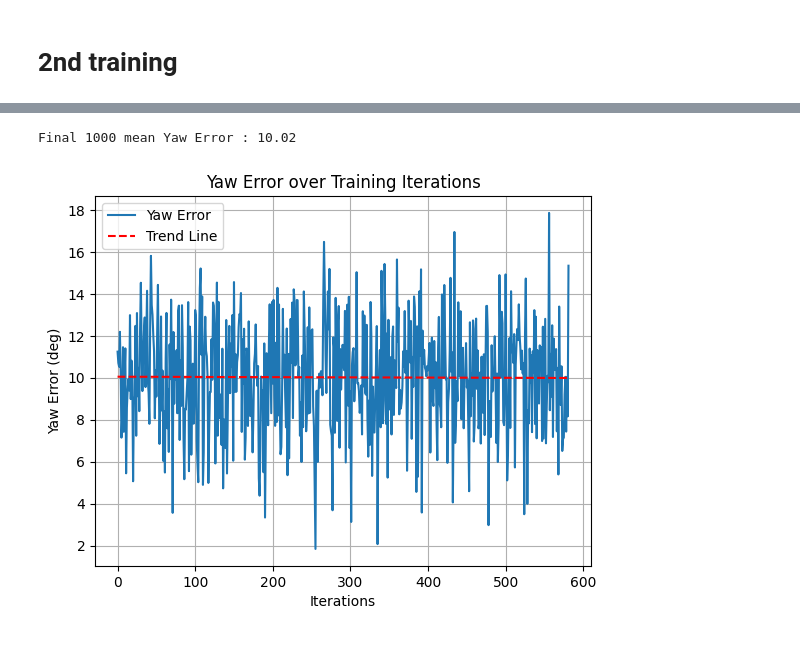
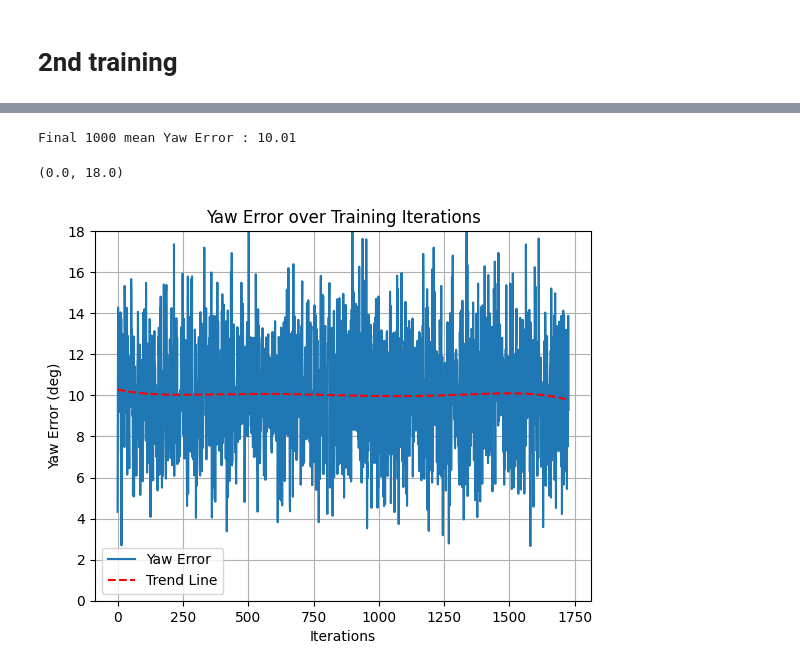
Before and after one commit to ifinckh/2025_sem_proj_FINCKH_VITA, a Jupyter notebook: results.ipynb, the cells around one changed output, grey strips where cells are left out. Cells and saved outputs as stored; diff of their text form; code cells hidden in the pictures.

```diff
--- a/results.ipynb
+++ b/results.ipynb
@@ -168,7 +165,7 @@ np.sqrt(2.268)
 # %% [markdown]
 # 2nd training
 # %%
-fp  = "metrics/train/2025_12_18_0.csv"
+fp  = "metrics/train/2025_12_20_0.csv"
 df = pd.read_csv(fp)
 df.head()
 # %% [output]
@@ -242,16 +245,18 @@ Final 1000 mean L2 : 9.14
 # %%
 # sns.scatterplot(data=df, x=df.index, y='trans_l2_m', label='L2 Pose Loss', s=1)
 sns.lineplot(data=df, x=df.index, y='yaw_err_deg', label='Yaw Error')
 # trend line
-z = np.polyfit(df.index, df['yaw_err_deg'],1)
+z = np.polyfit(df.index, df['yaw_err_deg'],5)
 p = np.poly1d(z)
 plt.plot(df.index, p(df.index), "r--", label='Trend Line')
 plt.xlabel('Iterations')
 plt.ylabel('Yaw Error (deg)')
 plt.title('Yaw Error over Training Iterations')
 plt.legend()
 plt.grid()
 print(f"Final 1000 mean Yaw Error : {df.yaw_err_deg[-1000:].mean():.2f}")
+plt.ylim(0,18)
 # %% [output]
-Final 1000 mean Yaw Error : 10.02
+Final 1000 mean Yaw Error : 10.01
+(0.0, 18.0)
-[figure, old version]
+[figure, new version]
```
Also changed, not shown: parts of 6 cells of this notebook, 14 other files.
